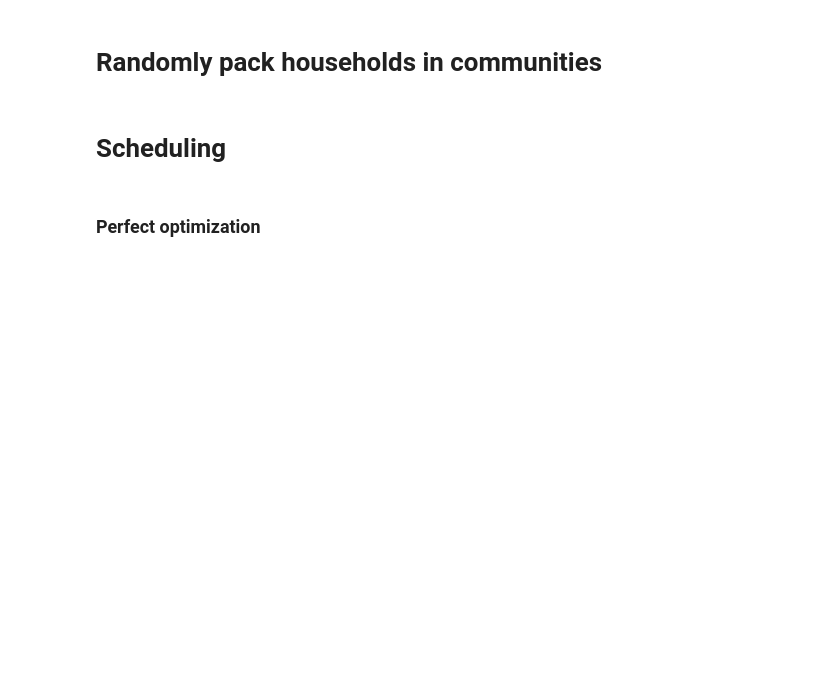
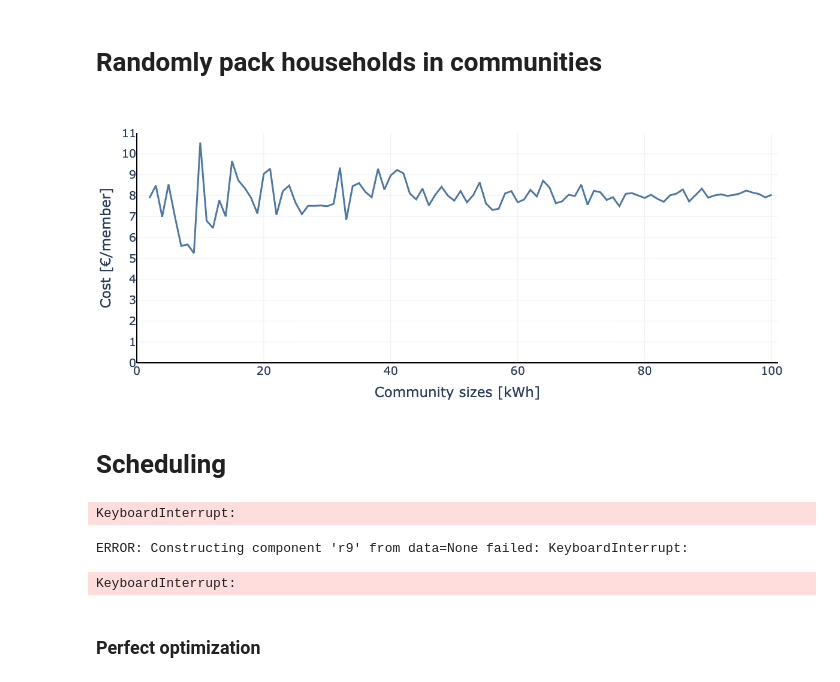
Before and after one commit to Jonathan56/supplementary_thesis, a Jupyter notebook: 4_chapter/MPC_4 community size.ipynb, the cells around one changed output. Cells and saved outputs as stored; diff of their text form; code cells hidden in the pictures; blank space fills up the shorter version.

Commit message:
getting community result bu need larger sample

```diff
--- a/4_chapter/MPC_4 community size.ipynb
+++ b/4_chapter/MPC_4 community size.ipynb
@@ -25,6 +25,7 @@ Data available at: https://github.com/squoilin/Self-Consumption/releases Synthet
 # %%
 _individuals = pd.read_pickle("../2_chapter/fr_quoilin_data_valence.pickle")
 individuals = _individuals.copy()
+house_ids = individuals.columns.difference(["pv_1kw"])
 
 # Fix variables
 deltat = timedelta(minutes=15)
@@ -288,7 +289,7 @@ default_calibration = {
 }
 best_parameters = {name:dict(default_calibration) for name in house_ids}
 # %%
-nb_house = 2
+nb_house = 100
 
 start_training = start - training
 end_training = start - deltat
@@ -331,10 +332,12 @@ with open(f'tmp_forecasts/100_houses_forecast_2D.pickle', 'wb') as handle:
 with open(f'tmp_forecasts/100_houses_forecast_2D.pickle', 'rb') as handle:
     house_netload = pickle.load(handle)
 # %%
+import random
+
 community_netload = {}
-community_sizes = list(range(2, 103, 10))
+community_sizes = np.linspace(2, 100, 100, dtype=int)
 
 for size in community_sizes:
-    random_ids = random.choice(house_ids[0:nb_house], n=size)
+    random_ids = random.sample(list(house_ids[0:nb_house]), k=size)
     concats = [house_netload[i] for i in random_ids]
-    community_netload[size] = pd.concat([], axis=1)
+    community_netload[size] = pd.concat(concats, axis=1)
@@ -341,3 +375,34 @@ for size in community_sizes:
+# %%
+cost_pvonly = []
+
+for community_size in community_sizes:
+    sub_house_ids = list(community_netload[community_size].columns)
+    graph = individuals.loc[_start:_end, sub_house_ids].copy()
+
+    forecast_cost = community_bill(graph, sub_house_ids, timing="15T", deltat=15, buy_price=0.1740, exchange_price=0.0371)
+    cost_pvonly.append(forecast_cost / community_size)
+# %%
+graph = pd.DataFrame(index=community_sizes,
+                     data={"PV_only": cost_pvonly})
+#graph = graph[graph["PV_only"] < 13]
+fig = px.line(graph)
+
+fig.update_traces(line_width=3)
+fig.update_layout(
+    layout,
+    height=500,
+    width=800,
+    yaxis_title="Cost [€/member]",
+    xaxis_title="Community sizes [kWh]",
+    yaxis_range=[0, 11],
+    xaxis_range=[0, 101],
+    yaxis_dtick=1,
+    yaxis_showline=False, yaxis_linewidth=2, yaxis_linecolor='black',
+    xaxis_showline=False, xaxis_linewidth=2, xaxis_linecolor='black',
+    showlegend=False)
+fig.show()
+# %% [output]
+[figure, added]
 # %% [markdown]
 # Scheduling
 # %%
@@ -528,10 +593,12 @@ community_sizes = list(community_netload.keys())
 freq = "2D"
 freq_delta = timedelta(days=2) - deltat
 aging_cost = 1e-6
+battery_size = 5
 
-for comm_size in tqdm(community_sizes, desc="Community size"):
-    schedules_concat[battery_size] = []
-    energy_concat[battery_size] = []
+for community_size in tqdm(community_sizes, desc="Community size"):
+    schedules_concat[community_size] = []
+    energy_concat[community_size] = []
+    sub_house_ids = list(community_netload[community_size].columns)
 
     ref_spec = {
             "min_kw": battery_size / 2,
@@ -555,7 +622,7 @@ for comm_size in tqdm(community_sizes, desc="Community size"):
         if end_optimization > end_complete_pred:
             end_optimization = end_complete_pred
 
-        tmp_netload = netload_freq[freq].loc[opti_start:end_optimization, sub_house_ids]
+        tmp_netload = community_netload[community_size].loc[opti_start:end_optimization, :]
         schedule = model.solve(tmp_netload, sub_house_ids, spec)
 
         # If not last iteration
@@ -564,10 +631,14 @@ for comm_size in tqdm(community_sizes, desc="Community size"):
             for i, house_id in enumerate(sub_house_ids):
                 spec[i]["init_kwh"] = float(schedule["batteryenergy"].at[battery_time, i])
 
-        schedules_concat[battery_size].append(schedule["schedules"].loc[opti_start:opti_start+freq_delta].copy())
-        energy_concat[battery_size].append(schedule["batteryenergy"].loc[opti_start:opti_start+freq_delta].copy())
-    schedules_concat[battery_size] = pd.concat(schedules_concat[battery_size], axis=0)
-    energy_concat[battery_size] = pd.concat(energy_concat[battery_size], axis=0)
+        schedules_concat[community_size].append(schedule["schedules"].loc[opti_start:opti_start+freq_delta].copy())
+        energy_concat[community_size].append(schedule["batteryenergy"].loc[opti_start:opti_start+freq_delta].copy())
+    schedules_concat[community_size] = pd.concat(schedules_concat[community_size], axis=0)
+    energy_concat[community_size] = pd.concat(energy_concat[community_size], axis=0)
+# %% [output]
+KeyboardInterrupt:
+ERROR: Constructing component 'r9' from data=None failed: KeyboardInterrupt:
+KeyboardInterrupt:
 # %% [markdown]
 ### Perfect optimization
 # %%
```
Also changed, not shown: parts of 8 cells of this notebook, 2 other files.
